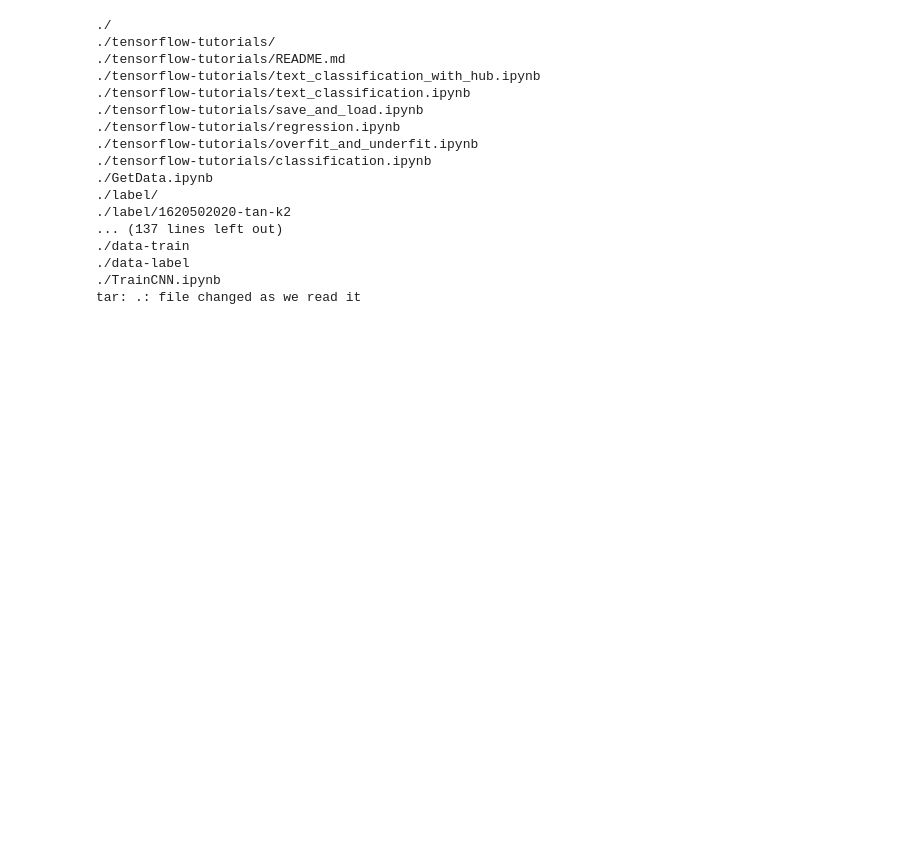
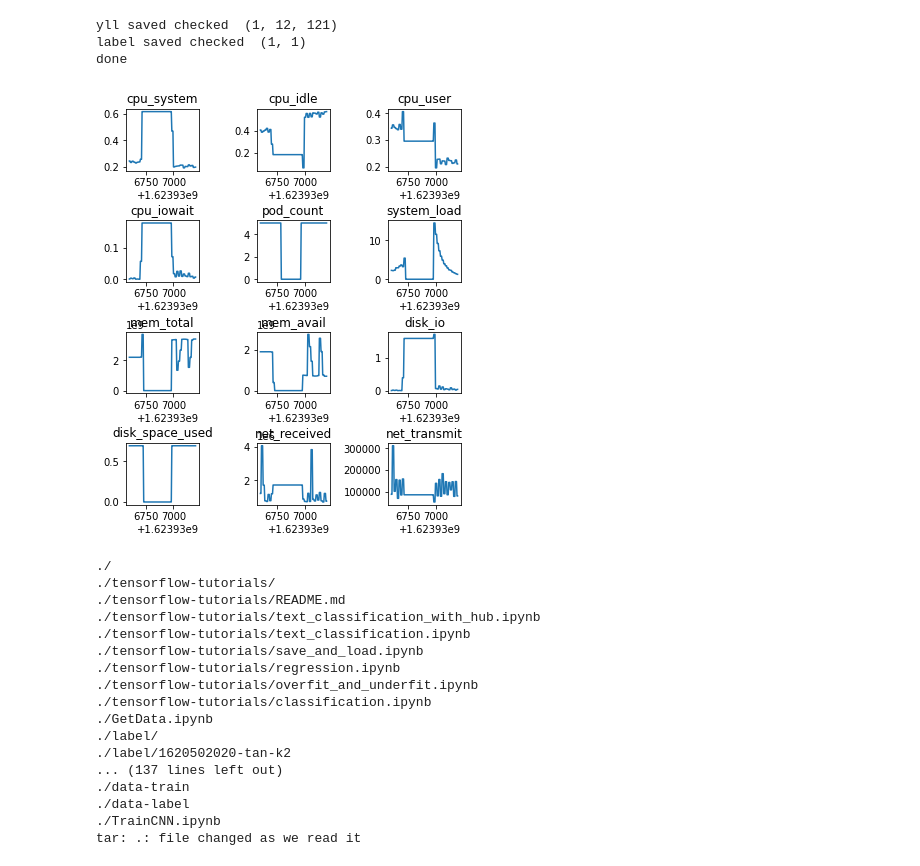
Before and after one commit to levanthanh3005/CBT, a Jupyter notebook: GetData.ipynb, the cells around one changed output. Drawn from its saved outputs; the diff is of its cells as text; code cells hidden in the pictures; blank space fills up the shorter version.

```diff
--- a/GetData.ipynb
+++ b/GetData.ipynb
@@ -108,11 +97,14 @@ def getQueryDataList(node,start,end,step,isPlot=False):
             ['sum(irate(node_network_receive_bytes_total{instance=~"'+node+'",device!~"tap.*|veth.*|br.*|docker.*|virbr*|lo*"}[30m])*8)','net_received'],
             ['sum(irate(node_network_transmit_bytes_total{instance=~"'+node+'",device!~"tap.*|veth.*|br.*|docker.*|virbr*|lo*"}[30m])*8)','net_transmit']
             ]
-#     queryList = [
-#             'count(kube_pod_info{node="'+node+'"})']
+
     yl = []
     xls = []
     yls = []
+
+    maxListIndex = []
+    maxIndex = 0
+    listArray = []
     for e in queryList:
         query = e[0]
         url = "http://admin:admin@10.10.21.113:3000/api/datasources/proxy/1/api/v1/query_range"
@@ -126,24 +118,28 @@ def getQueryDataList(node,start,end,step,isPlot=False):
         result = rtext['data']['result']
         for r in result:
             values = r['values']
-            #     print(data)
             arr = np.array(values).astype(np.float64)
-            #     print(arr)
-            x,y = arr.T
 
-            #    x,y = getYData(e, start, end,step)
-#             norm = np.linalg.norm(y)
-#             normal_array = y/norm
-            normal_array = np.where(np.isnan(y), 0, y)
-            yl.append(normal_array)
-            xls.append(x)
-            yls.append(normal_array)
+            if arr.shape[0] > maxIndex :
+                maxIndex = arr.shape[0]
+                maxListIndex = arr[:,0]
+            listArray.append(arr)
+
+    for e in listArray:
+        arr = resetIndex(e,maxListIndex)
+
+        x,y = arr.T
+
+        normal_array = np.where(np.isnan(y), 0, y)
+        yl.append(normal_array)
+        xls.append(x)
+        yls.append(normal_array)
     yl = np.array(yl)
     if isPlot==True:
         plotMultipleValues(xls,yls,queryList)
     return yl
 
-# qr = getQueryDataList("tan-k3",strToSecond("2021-05-07 22:38:00"),strToSecond("2021-05-07 22:50:00"),15,True)
+# qr = getQueryDataList("tan-k3",strToSecond("2021-06-17 15:30:00"),strToSecond("2021-06-17 15:40:00"),5,True)
 # print(qr.shape)
 # %%
 def strToSecond(date_time_str):
@@ -155,40 +147,44 @@ def strToSecond(date_time_str):
     return (int(date_time_obj.timestamp())-7200)
 # %%
-def getDataAndSave(node,fromTime,toTime,tagValue,isPlot=False) :
-    step=15
+def getDataAndSave(node,fromTime,toTime,tagValue,step=15,isPlot=False) :
     yll = []
     labells = []
 #     toTime = fromTime + 60*5
     yl = getQueryDataList(node,fromTime,toTime,step,isPlot)
     yll.append(yl)
     labells.append([tagValue])
     with open('data/'+str(fromTime)+'-'+node, 'wb') as f:
         np.save(f, np.array(yll))
     with open('data/'+str(fromTime)+'-'+node, 'rb') as f:
         checkSavedData = np.load(f)
         if checkSavedData.shape ==  np.array(yll).shape :
             print("yll saved checked ",checkSavedData.shape)
         else :
             print("yll saved Fail ",checkSavedData.shape)
 
     with open('label/'+str(fromTime)+'-'+node, 'wb') as f:
         np.save(f, np.array(labells))
 
     with open('label/'+str(fromTime)+'-'+node, 'rb') as f:
         checkSavedData = np.load(f)
         if checkSavedData.shape ==  np.array(labells).shape :
             print("label saved checked ",checkSavedData.shape)
         else :
             print("label saved Fail ",checkSavedData.shape)
 
-def getFromAllInstance(fromTime,toTime,tagValue):
-    getDataAndSave('tan-k3',fromTime,toTime,tagValue,True)
+def getFromAllInstance(fromTime,toTime,tagValue,step=15):
+    getDataAndSave('tan-k3',fromTime,toTime,tagValue,step,True)
 #     getDataAndSave('tan-k2',fromTime,toTime,tagValue)
 #     getDataAndSave('tan-km',fromTime,toTime,tagValue)
 
-getFromAllInstance(strToSecond("2021-06-16 21:50:00"),strToSecond("2021-06-16 21:55:00"),0)#
+getFromAllInstance(strToSecond("2021-06-17 15:30:00"),strToSecond("2021-06-17 15:40:00"),0,5)#
 
 print('done')
+# %% [output]
+yll saved checked  (1, 12, 121)
+label saved checked  (1, 1)
+done
+[figure, added]
 # %%
 def getListOfNode():
     print("Show list of nodes here")
```
Also changed, not shown: parts of 10 cells of this notebook.
